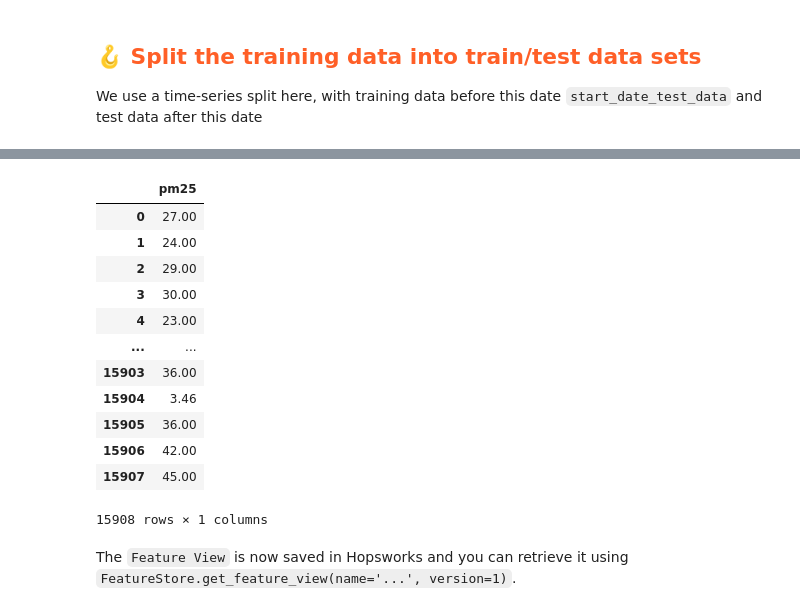
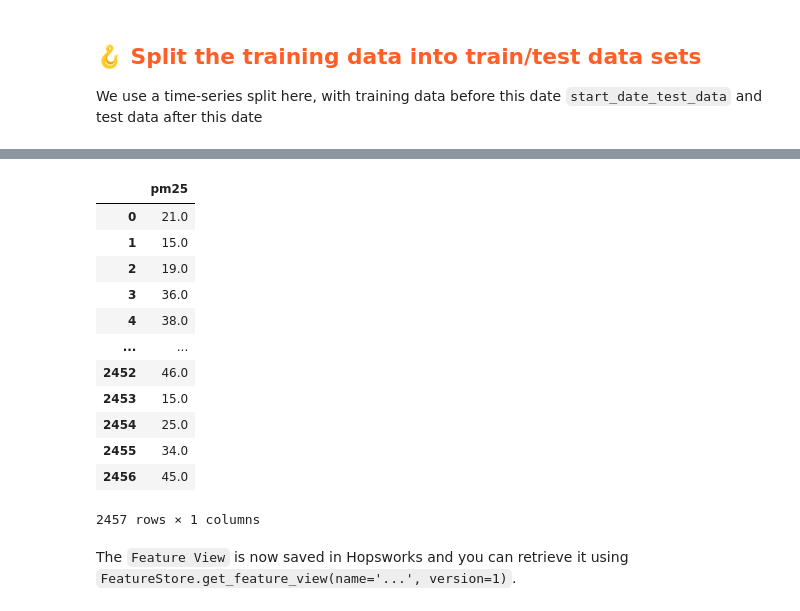
Before and after one commit to Isabell257/id2223-lab1, a Jupyter notebook: notebooks/airquality/3_air_quality_training_pipeline.ipynb, the cells around one changed output, grey strips where cells are left out. Drawn from its saved outputs; the diff is of its cells as text; code cells hidden in the pictures.

```diff
--- a/notebooks/airquality/3_air_quality_training_pipeline.ipynb
+++ b/notebooks/airquality/3_air_quality_training_pipeline.ipynb
@@ -145,15 +142,24 @@ weather_fg = fs.get_feature_group(
 # %%
 # Select features for training data
 #FRÅGA: VARFÖR JOINAS PÅ CITY OCH INTE DATE?
+from hsfs.feature import Feature
 
 if running_e:
     selected_features = air_quality_fg.select(['pm25', 'date']).join(weather_fg.select_features(), on=['city'])
 
-#C and A include lagged data
+#C include lagged data
 if running_c:
-    selected_features = air_quality_fg.select(['pm25', 'date', 'lagged_aq_1_day', 'lagged_aq_2_days', 'lagged_aq_3_days']).join(weather_fg.select_features(), on=['city'])
+    selected_features = air_quality_fg.select(['pm25', 'date','lagged_aq_1_day', 'lagged_aq_2_days', 'lagged_aq_3_days']).join(weather_fg.select_all(), on=['city'])
 
-#A also includes city (OBS vrf join on city?)
+#For A, features for each sensor are stored seperately
 if running_a:
-    selected_features = air_quality_fg.select(['pm25', 'date', 'street', 'lagged_aq_1_day', 'lagged_aq_2_days', 'lagged_aq_3_days']).join(weather_fg.select_features(), on=['city'])
+    all_selected_features = []
+
+    for location in locations:
+        street = location["street"]
+
+        selected_features = air_quality_fg.select(['pm25', 'date', 'lagged_aq_1_day', 'lagged_aq_2_days', 'lagged_aq_3_days']).join(weather_fg.select_all(), on=['city']).filter(air_quality_fg.street == street)
+        all_selected_features.append(selected_features)
+
+all_selected_features[2].show(10)
 # %% [output]
@@ -208,7 +256,17 @@ start_date_test_data = "2025-05-01"
 # Convert string to datetime object
 test_start = datetime.strptime(start_date_test_data, "%Y-%m-%d")
 # %%
-X_train, X_test, y_train, y_test = feature_view.train_test_split(
-    test_start=test_start
-)
+if running_e or running_c:
+    X_train, X_test, y_train, y_test = feature_view.train_test_split(
+        test_start=test_start
+    )
+if running_a:
+    data_sets = {}
+    c = 0
+    for location in locations:
+        data = feature_views[c].train_test_split(
+        test_start=test_start
+        )
+        data_sets[location['street']] = data
+        c +=1
 # %% [output]
@@ -241,19 +322,22 @@ X_test_features = X_test.drop(columns=['date'])
 # %%
+if running_a:
+    y_train = data_sets[locations[1]['street']][2]
+
 y_train
 # %% [output]
 |  | pm25 |
-| 0 | 27.00 |
-| 1 | 24.00 |
-| 2 | 29.00 |
-| 3 | 30.00 |
-| 4 | 23.00 |
+| 0 | 21.0 |
+| 1 | 15.0 |
+| 2 | 19.0 |
+| 3 | 36.0 |
+| 4 | 38.0 |
 | ... | ... |
-| 15903 | 36.00 |
-| 15904 | 3.46 |
-| 15905 | 36.00 |
-| 15906 | 42.00 |
-| 15907 | 45.00 |
+| 2452 | 46.0 |
+| 2453 | 15.0 |
+| 2454 | 25.0 |
+| 2455 | 34.0 |
+| 2456 | 45.0 |
-15908 rows × 1 columns
+2457 rows × 1 columns
 # %% [markdown]
 The `Feature View` is now saved in Hopsworks and you can retrieve it using `FeatureStore.get_feature_view(name='...', version=1)`.
 # %% [markdown]
```
Also changed, not shown: parts of 16 cells of this notebook, 18 other files.
